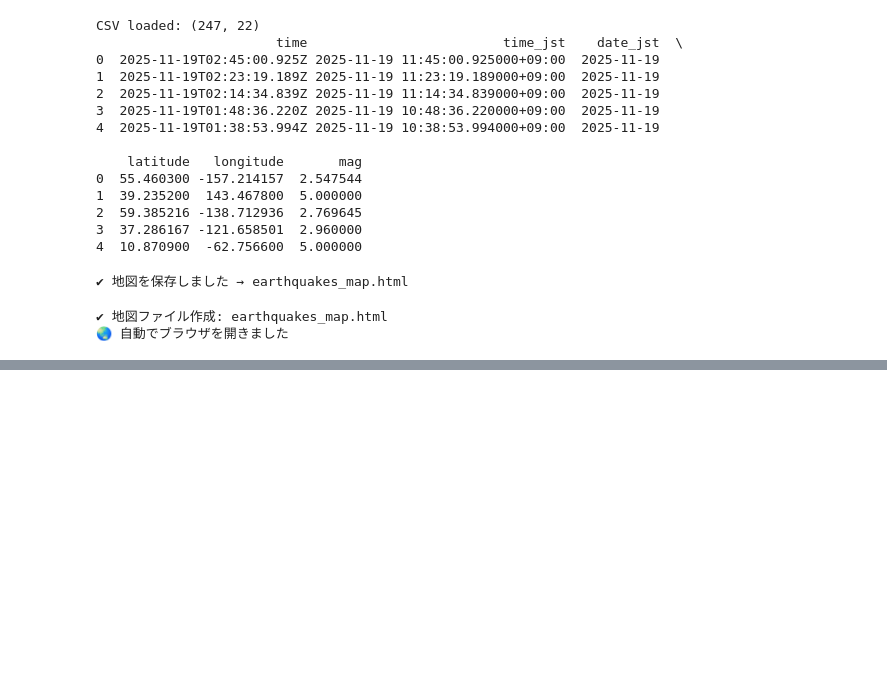
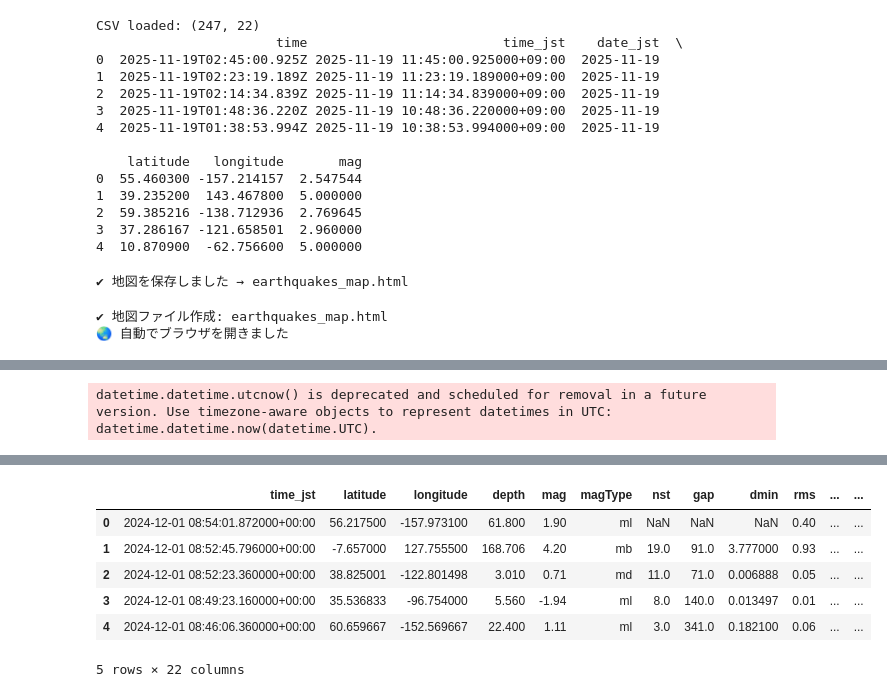
Before and after one commit to nami9983/Week6, a Jupyter notebook: earthquakes(1).ipynb, the cells around one changed output, grey strips where cells are left out. Drawn from its saved outputs; the diff is of its cells as text; code cells hidden in the pictures; blank space fills up the shorter version.

```diff
--- a/earthquakes(1).ipynb
+++ b/earthquakes(1).ipynb
@@ -431,0 +518,20 @@ print("🌏 自動でブラウザを開きました")
+# %%
+import pandas as pd
+import datetime as dt
+
+end = dt.datetime.utcnow()
+start = end - dt.timedelta(days=365)
+
+url = (
+    "https://earthquake.usgs.gov/fdsnws/event/1/query"
+    f"?format=csv"
+    f"&starttime={start.strftime('%Y-%m-%d')}"
+    f"&endtime={end.strftime('%Y-%m-%d')}"
+    f"&orderby=time"
+    f"&limit=20000"
+)
+
+print(url)
+
+df = pd.read_csv(url)
+print("Loaded:", df.shape)
@@ -431,0 +542,51 @@ print("🌏 自動でブラウザを開きました")
+# %%
+import pandas as pd
+import datetime as dt
+
+def fetch_usgs_month(start, end):
+    """1ヶ月分の USGS 地震データ(最大20万件) を CSV で取得"""
+    url = (
+        "https://earthquake.usgs.gov/fdsnws/event/1/query"
+        f"?format=csv"
+        f"&starttime={start.strftime('%Y-%m-%d')}"
+        f"&endtime={end.strftime('%Y-%m-%d')}"
+        f"&limit=20000"
+        f"&orderby=time"
+    )
+    print("Downloading:", url)
+    return pd.read_csv(url)
+
+
+# ▼ 過去1年の区間を月ごとに分割して取得
+end = dt.datetime.utcnow()
+start = end - dt.timedelta(days=365)
+
+dfs = []
+cur = start
+
+while cur < end:
+    # 月末の計算
+    next_month = (cur.replace(day=28) + dt.timedelta(days=4)).replace(day=1)
+    month_end = min(next_month, end)
+
+    try:
+        df_month = fetch_usgs_month(cur, month_end)
+        dfs.append(df_month)
+        print(f"  → {len(df_month)} rows")
+    except Exception as e:
+        print("Error:", e)
+
+    cur = month_end  # 次の月へ
+
+# ▼ 全部結合
+df_all = pd.concat(dfs, ignore_index=True)
+print("\n=== DONE ===")
+print("Total rows:", len(df_all))
+
+# ▼ UTC → JST変換（必要なら）
+df_all["time"] = pd.to_datetime(df_all["time"]) + pd.Timedelta(hours=9)
+df_all.rename(columns={"time": "time_jst"}, inplace=True)
+
+df_all.head()
+# %% [output]
+datetime.datetime.utcnow() is deprecated and scheduled for removal in a future version. Use timezone-aware objects to represent datetimes in UTC: datetime.datetime.now(datetime.UTC).
@@ -431,0 +610,7 @@ print("🌏 自動でブラウザを開きました")
+|  | time_jst | latitude | longitude | depth | mag | magType | nst | gap | dmin | rms | ... | ... |
+| 0 | 2024-12-01 08:54:01.872000+00:00 | 56.217500 | -157.973100 | 61.800 | 1.90 | ml | NaN | NaN | NaN | 0.40 | ... | ... |
+| 1 | 2024-12-01 08:52:45.796000+00:00 | -7.657000 | 127.755500 | 168.706 | 4.20 | mb | 19.0 | 91.0 | 3.777000 | 0.93 | ... | ... |
+| 2 | 2024-12-01 08:52:23.360000+00:00 | 38.825001 | -122.801498 | 3.010 | 0.71 | md | 11.0 | 71.0 | 0.006888 | 0.05 | ... | ... |
+| 3 | 2024-12-01 08:49:23.160000+00:00 | 35.536833 | -96.754000 | 5.560 | -1.94 | ml | 8.0 | 140.0 | 0.013497 | 0.01 | ... | ... |
+| 4 | 2024-12-01 08:46:06.360000+00:00 | 60.659667 | -152.569667 | 22.400 | 1.11 | ml | 3.0 | 341.0 | 0.182100 | 0.06 | ... | ... |
+5 rows × 22 columns
```
Also changed, not shown: parts of 14 cells of this notebook, 6 other files.
